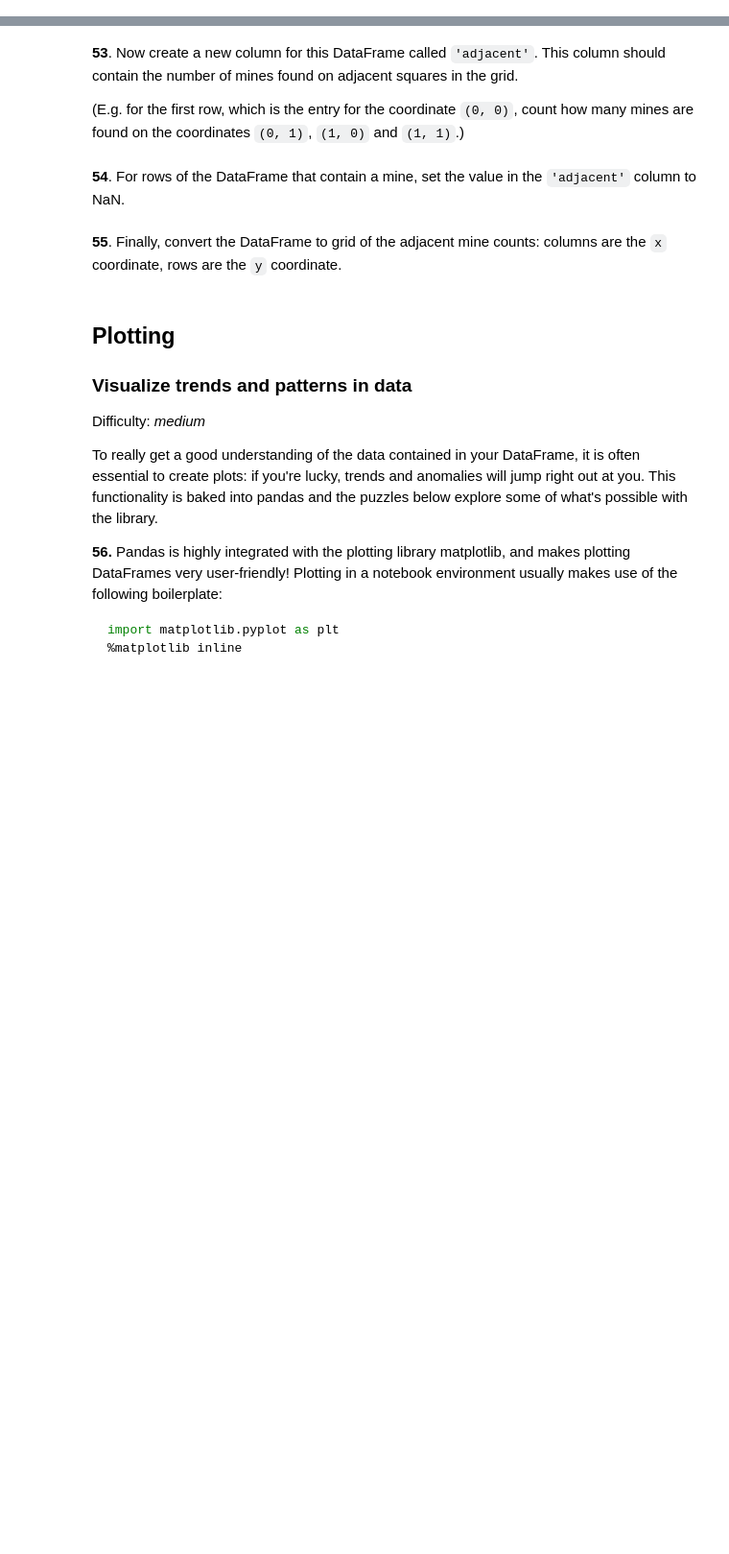
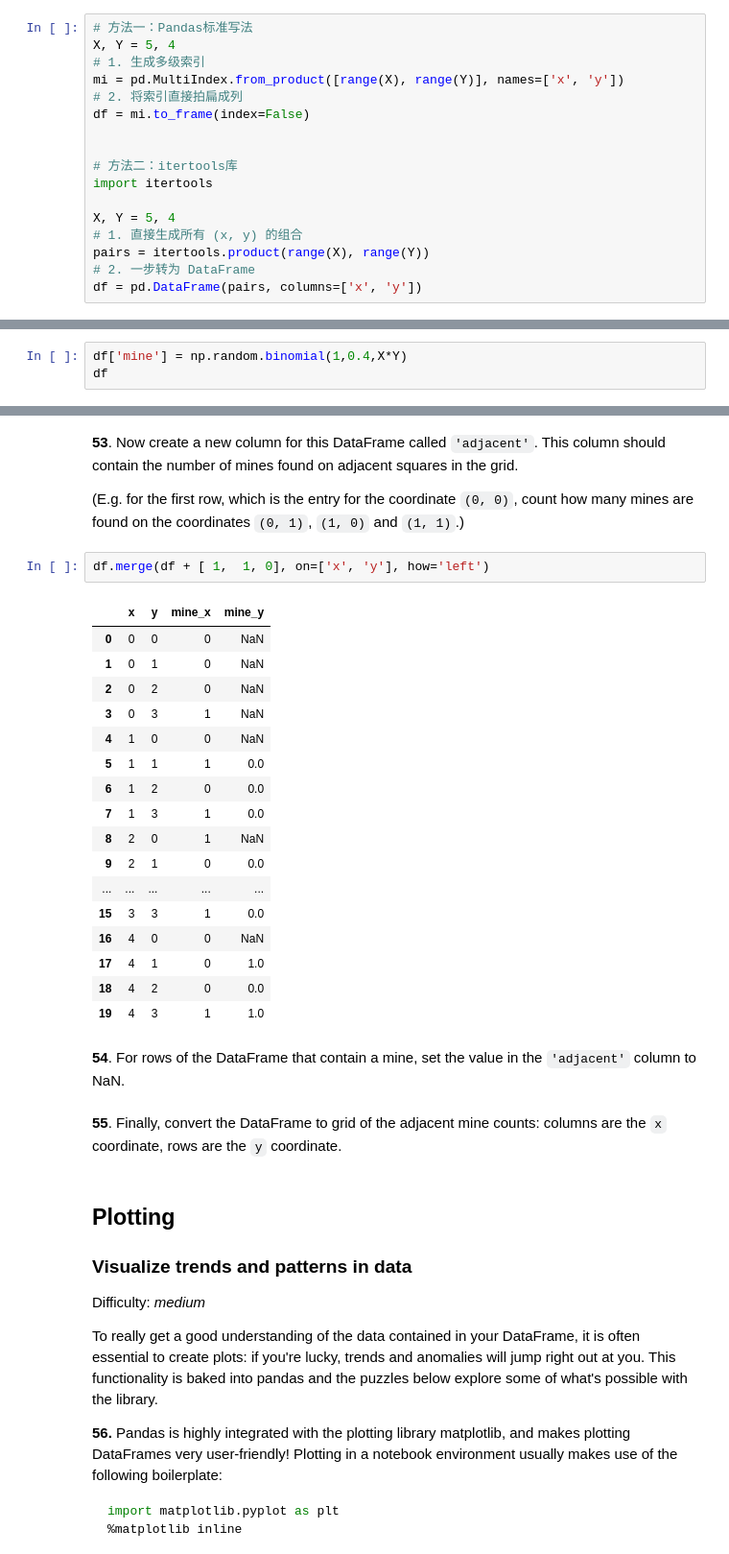
Before and after one commit to j2356681836-stack/colab-notebooks, a Jupyter notebook: 100-pandas-puzzles-solution.ipynb, the cells around one changed output, grey strips where cells are left out. Shown at 96% size. Saved outputs shown, nothing was run; the diff lists cells and outputs as text; blank space fills up the shorter version.

````diff
--- a/100-pandas-puzzles-solution.ipynb
+++ b/100-pandas-puzzles-solution.ipynb
@@ -529,5 +1069,25 @@ To begin, generate a DataFrame `df` with two columns, `'x'` and `'y'` containing
 1  0  1
 2  0  2
 ```
+# %%
+# 方法一：Pandas标准写法
+X, Y = 5, 4
+# 1. 生成多级索引
+mi = pd.MultiIndex.from_product([range(X), range(Y)], names=['x', 'y'])
+# 2. 将索引直接拍扁成列
+df = mi.to_frame(index=False)
+
+
+# 方法二：itertools库
+import itertools
+
+X, Y = 5, 4
+# 1. 直接生成所有 (x, y) 的组合
+pairs = itertools.product(range(X), range(Y))
+# 2. 一步转为 DataFrame
+df = pd.DataFrame(pairs, columns=['x', 'y'])
 # %% [markdown]
 **52**. For this DataFrame `df`, create a new column of zeros (safe) and ones (mine). The probability of a mine occuring at each location should be 0.4.
+# %%
+df['mine'] = np.random.binomial(1,0.4,X*Y)
+df
@@ -535,6 +1113,26 @@ To begin, generate a DataFrame `df` with two columns, `'x'` and `'y'` containing
 **53**. Now create a new column for this DataFrame called `'adjacent'`. This column should contain the number of mines found on adjacent squares in the grid.
 
 (E.g. for the first row, which is the entry for the coordinate `(0, 0)`, count how many mines are found on the coordinates `(0, 1)`, `(1, 0)` and `(1, 1)`.)
+# %%
+df.merge(df + [ 1,  1, 0], on=['x', 'y'], how='left')
+# %% [output]
+|  | x | y | mine_x | mine_y |
+| 0 | 0 | 0 | 0 | NaN |
+| 1 | 0 | 1 | 0 | NaN |
+| 2 | 0 | 2 | 0 | NaN |
+| 3 | 0 | 3 | 1 | NaN |
+| 4 | 1 | 0 | 0 | NaN |
+| 5 | 1 | 1 | 1 | 0.0 |
+| 6 | 1 | 2 | 0 | 0.0 |
+| 7 | 1 | 3 | 1 | 0.0 |
+| 8 | 2 | 0 | 1 | NaN |
+| 9 | 2 | 1 | 0 | 0.0 |
+| ... | ... | ... | ... | ... |
+| 15 | 3 | 3 | 1 | 0.0 |
+| 16 | 4 | 0 | 0 | NaN |
+| 17 | 4 | 1 | 0 | 1.0 |
+| 18 | 4 | 2 | 0 | 0.0 |
+| 19 | 4 | 3 | 1 | 1.0 |
 # %% [markdown]
 **54**. For rows of the DataFrame that contain a mine, set the value in the `'adjacent'` column to NaN.
 # %% [markdown]
````
Also changed, not shown: parts of 50 cells of this notebook.
